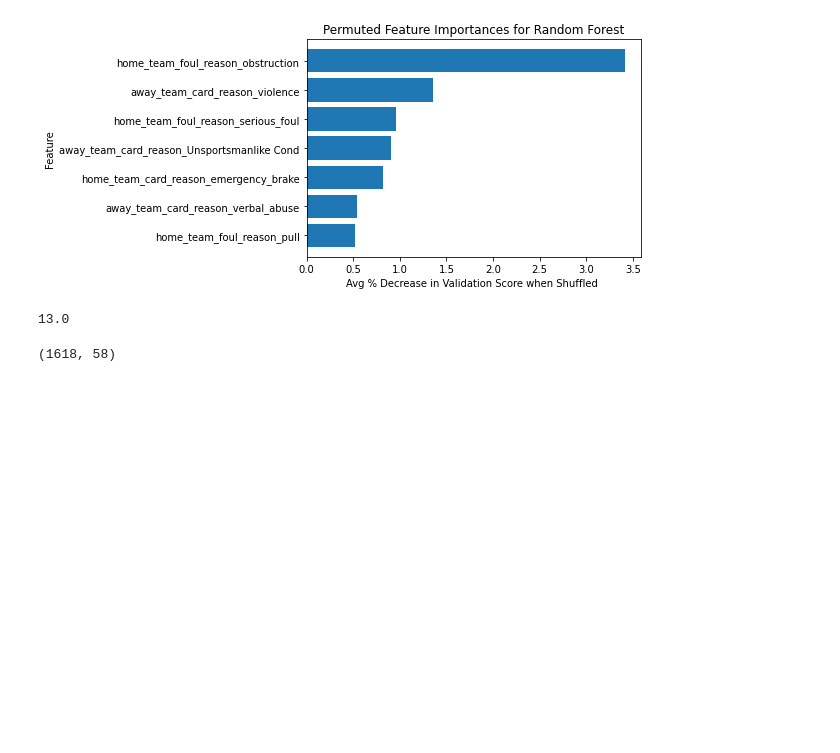
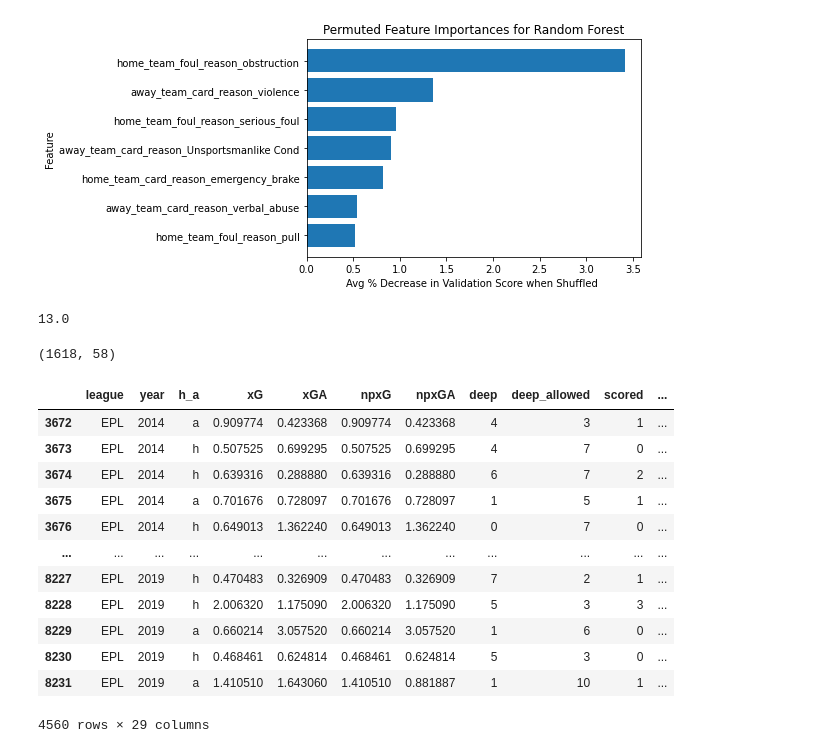
Before and after one commit to kcelebi/euro-football-officials-ML, a Jupyter notebook: pysrc/RF_laliga.ipynb, the cells around one changed output. Saved outputs shown, nothing was run; the diff lists cells and outputs as text; code cells hidden in the pictures; blank space fills up the shorter version.

```diff
--- a/pysrc/RF_laliga.ipynb
+++ b/pysrc/RF_laliga.ipynb
@@ -186,3 +187,21 @@ X.filter(regex = 'card_reason').shape[1]/2
 X.shape
 # %% [output]
 (1618, 58)
+# %%
+data_all = pd.read_csv('~/Downloads/archive/understat_per_game.csv')
+# %%
+data_all[data_all['league'] == 'EPL']
+# %% [output]
+|  | league | year | h_a | xG | xGA | npxG | npxGA | deep | deep_allowed | scored | ... |
+| 3672 | EPL | 2014 | a | 0.909774 | 0.423368 | 0.909774 | 0.423368 | 4 | 3 | 1 | ... |
+| 3673 | EPL | 2014 | h | 0.507525 | 0.699295 | 0.507525 | 0.699295 | 4 | 7 | 0 | ... |
+| 3674 | EPL | 2014 | h | 0.639316 | 0.288880 | 0.639316 | 0.288880 | 6 | 7 | 2 | ... |
+| 3675 | EPL | 2014 | a | 0.701676 | 0.728097 | 0.701676 | 0.728097 | 1 | 5 | 1 | ... |
+| 3676 | EPL | 2014 | h | 0.649013 | 1.362240 | 0.649013 | 1.362240 | 0 | 7 | 0 | ... |
+| ... | ... | ... | ... | ... | ... | ... | ... | ... | ... | ... | ... |
+| 8227 | EPL | 2019 | h | 0.470483 | 0.326909 | 0.470483 | 0.326909 | 7 | 2 | 1 | ... |
+| 8228 | EPL | 2019 | h | 2.006320 | 1.175090 | 2.006320 | 1.175090 | 5 | 3 | 3 | ... |
+| 8229 | EPL | 2019 | a | 0.660214 | 3.057520 | 0.660214 | 3.057520 | 1 | 6 | 0 | ... |
+| 8230 | EPL | 2019 | h | 0.468461 | 0.624814 | 0.468461 | 0.624814 | 5 | 3 | 0 | ... |
+| 8231 | EPL | 2019 | a | 1.410510 | 1.643060 | 1.410510 | 0.881887 | 1 | 10 | 1 | ... |
+4560 rows × 29 columns
```
Also changed, not shown: parts of 8 cells of this notebook, 4 other files.
